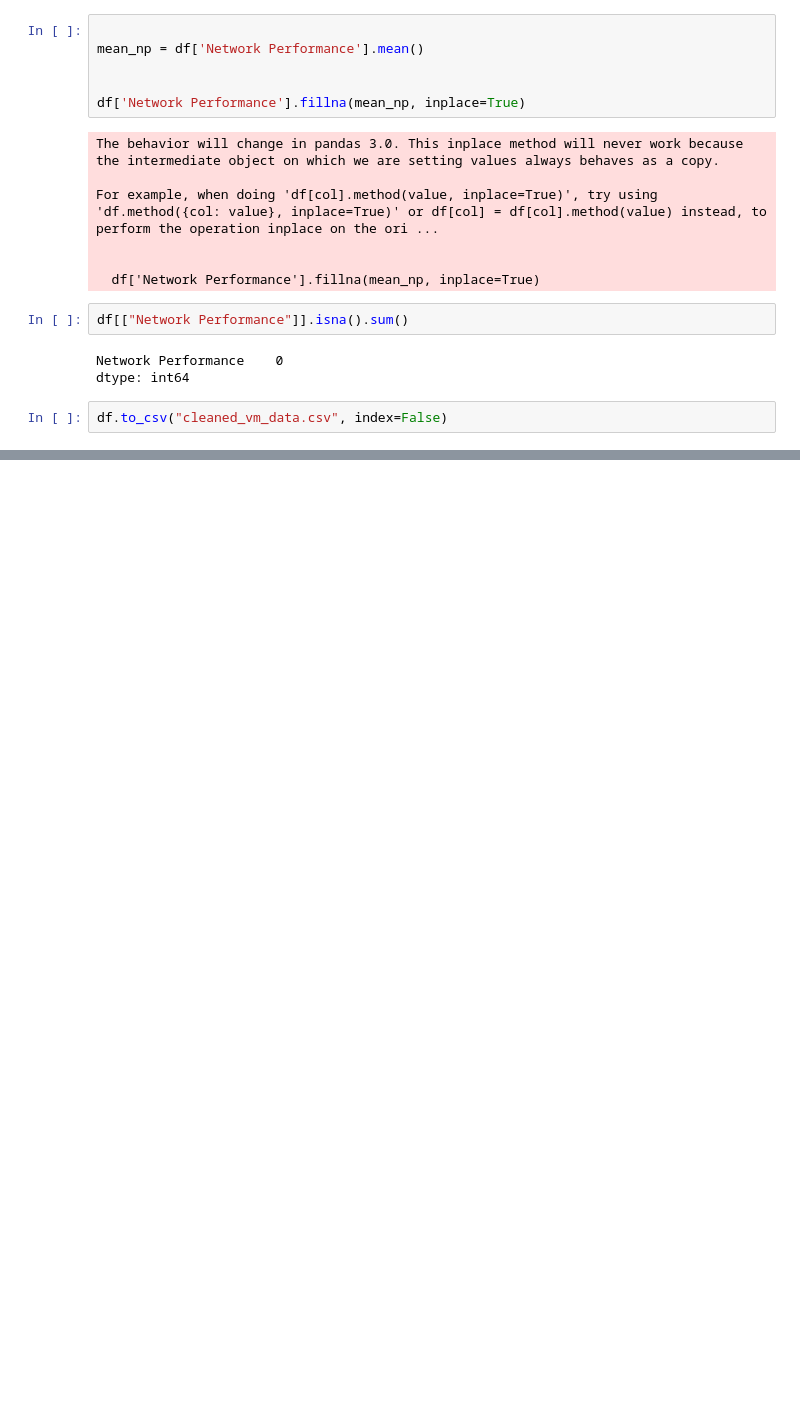
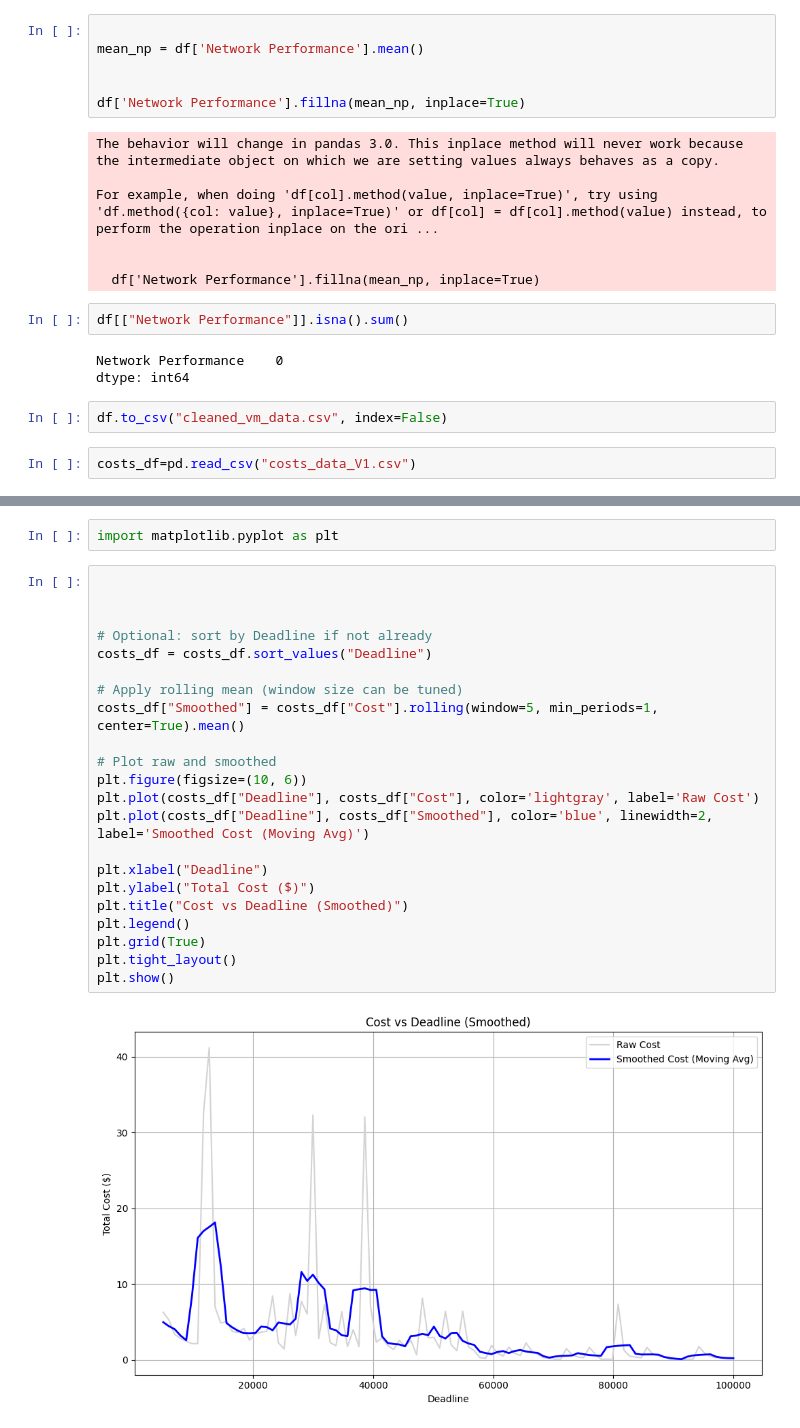
Before and after one commit to MauryaSamanta/workflow-scheduler, a Jupyter notebook: workflow/file.ipynb, the cells around one changed output, grey strips where cells are left out. Drawn from its saved outputs; the diff is of its cells as text; blank space fills up the shorter version.

Commit message:
Gathered data about cost vs deadline for 3 main workflows and documented observations using graph

```diff
--- a/workflow/file.ipynb
+++ b/workflow/file.ipynb
@@ -153,3 +155,5 @@ Network Performance    0
 dtype: int64
 # %%
 df.to_csv("cleaned_vm_data.csv", index=False)
+# %%
+costs_df=pd.read_csv("costs_data_V1.csv")
@@ -155,0 +169,26 @@ df.to_csv("cleaned_vm_data.csv", index=False)
+# %%
+import matplotlib.pyplot as plt
+# %%
+
+
+
+# Optional: sort by Deadline if not already
+costs_df = costs_df.sort_values("Deadline")
+
+# Apply rolling mean (window size can be tuned)
+costs_df["Smoothed"] = costs_df["Cost"].rolling(window=5, min_periods=1, center=True).mean()
+
+# Plot raw and smoothed
+plt.figure(figsize=(10, 6))
+plt.plot(costs_df["Deadline"], costs_df["Cost"], color='lightgray', label='Raw Cost')
+plt.plot(costs_df["Deadline"], costs_df["Smoothed"], color='blue', linewidth=2, label='Smoothed Cost (Moving Avg)')
+
+plt.xlabel("Deadline")
+plt.ylabel("Total Cost ($)")
+plt.title("Cost vs Deadline (Smoothed)")
+plt.legend()
+plt.grid(True)
+plt.tight_layout()
+plt.show()
+# %% [output]
+[figure, added]
```
Also changed, not shown: parts of 11 cells of this notebook, 7 other files.
